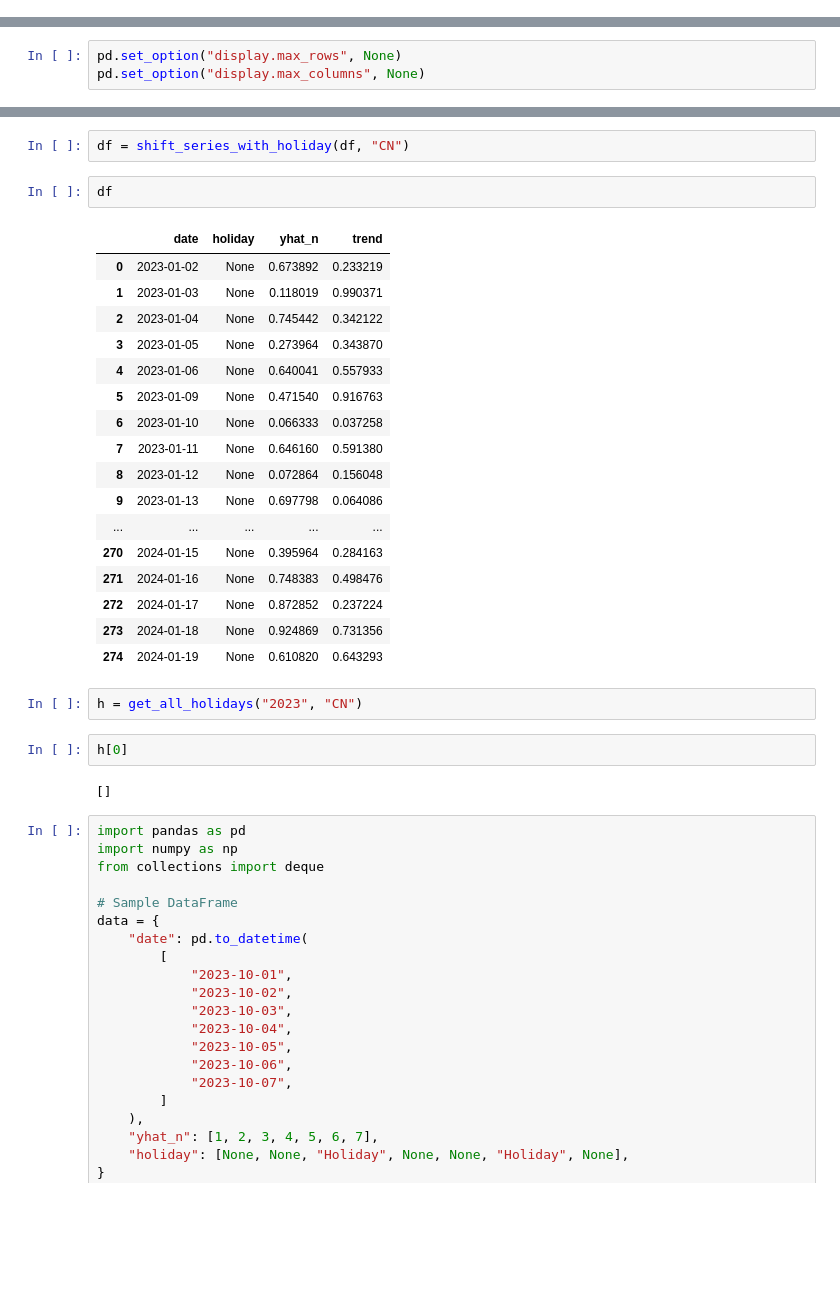
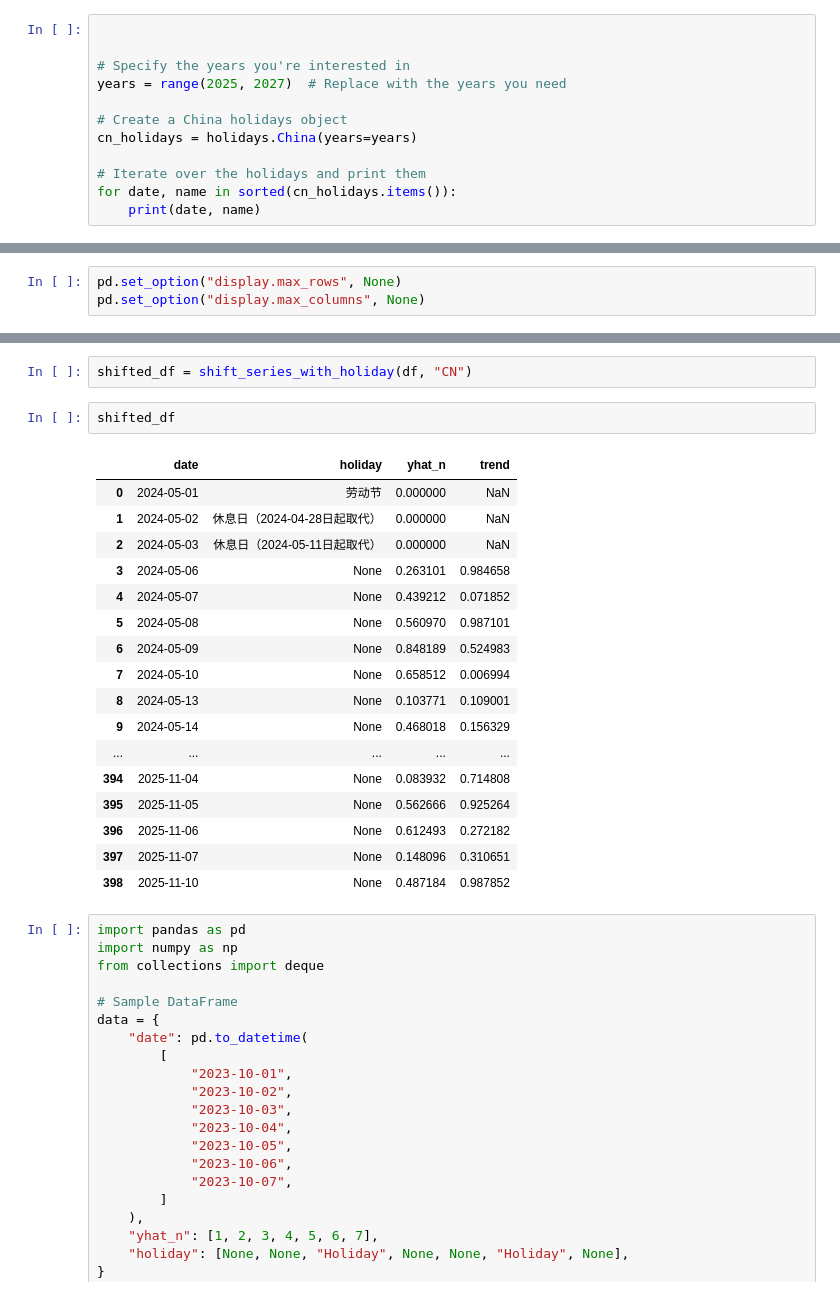
Before and after one commit to agux/marten, a Jupyter notebook: notebooks/0.1-misc.ipynb, the cells around one changed output, grey strips where cells are left out. Drawn from its saved outputs; the diff is of its cells as text; blank space fills up the shorter version.

```diff
--- a/notebooks/0.1-misc.ipynb
+++ b/notebooks/0.1-misc.ipynb
@@ -106,0 +131,12 @@ df
+# %%
+
+
+# Specify the years you're interested in
+years = range(2025, 2027)  # Replace with the years you need
+
+# Create a China holidays object
+cn_holidays = holidays.China(years=years)
+
+# Iterate over the holidays and print them
+for date, name in sorted(cn_holidays.items()):
+    print(date, name)
@@ -238,31 +294,25 @@ df
 # %%
-df = shift_series_with_holiday(df, "CN")
+shifted_df = shift_series_with_holiday(df, "CN")
-# %%
-df
-# %% [output]
-|  | date | holiday | yhat_n | trend |
-| 0 | 2023-01-02 | None | 0.673892 | 0.233219 |
-| 1 | 2023-01-03 | None | 0.118019 | 0.990371 |
-| 2 | 2023-01-04 | None | 0.745442 | 0.342122 |
-| 3 | 2023-01-05 | None | 0.273964 | 0.343870 |
-| 4 | 2023-01-06 | None | 0.640041 | 0.557933 |
-| 5 | 2023-01-09 | None | 0.471540 | 0.916763 |
-| 6 | 2023-01-10 | None | 0.066333 | 0.037258 |
-| 7 | 2023-01-11 | None | 0.646160 | 0.591380 |
-| 8 | 2023-01-12 | None | 0.072864 | 0.156048 |
-| 9 | 2023-01-13 | None | 0.697798 | 0.064086 |
-| ... | ... | ... | ... | ... |
-| 270 | 2024-01-15 | None | 0.395964 | 0.284163 |
-| 271 | 2024-01-16 | None | 0.748383 | 0.498476 |
-| 272 | 2024-01-17 | None | 0.872852 | 0.237224 |
-| 273 | 2024-01-18 | None | 0.924869 | 0.731356 |
-| 274 | 2024-01-19 | None | 0.610820 | 0.643293 |
-# %%
-h = get_all_holidays("2023", "CN")
-# %%
-h[0]
-# %% [output]
-[]
+# %%
+shifted_df
+# %% [output]
+|  | date | holiday | yhat_n | trend |
+| 0 | 2024-05-01 | 劳动节 | 0.000000 | NaN |
+| 1 | 2024-05-02 | 休息日（2024-04-28日起取代） | 0.000000 | NaN |
+| 2 | 2024-05-03 | 休息日（2024-05-11日起取代） | 0.000000 | NaN |
+| 3 | 2024-05-06 | None | 0.263101 | 0.984658 |
+| 4 | 2024-05-07 | None | 0.439212 | 0.071852 |
+| 5 | 2024-05-08 | None | 0.560970 | 0.987101 |
+| 6 | 2024-05-09 | None | 0.848189 | 0.524983 |
+| 7 | 2024-05-10 | None | 0.658512 | 0.006994 |
+| 8 | 2024-05-13 | None | 0.103771 | 0.109001 |
+| 9 | 2024-05-14 | None | 0.468018 | 0.156329 |
+| ... | ... | ... | ... | ... |
+| 394 | 2025-11-04 | None | 0.083932 | 0.714808 |
+| 395 | 2025-11-05 | None | 0.562666 | 0.925264 |
+| 396 | 2025-11-06 | None | 0.612493 | 0.272182 |
+| 397 | 2025-11-07 | None | 0.148096 | 0.310651 |
+| 398 | 2025-11-10 | None | 0.487184 | 0.987852 |
 # %%
 import pandas as pd
 import numpy as np
```
Also changed, not shown: parts of 6 cells of this notebook, 1 other file.
